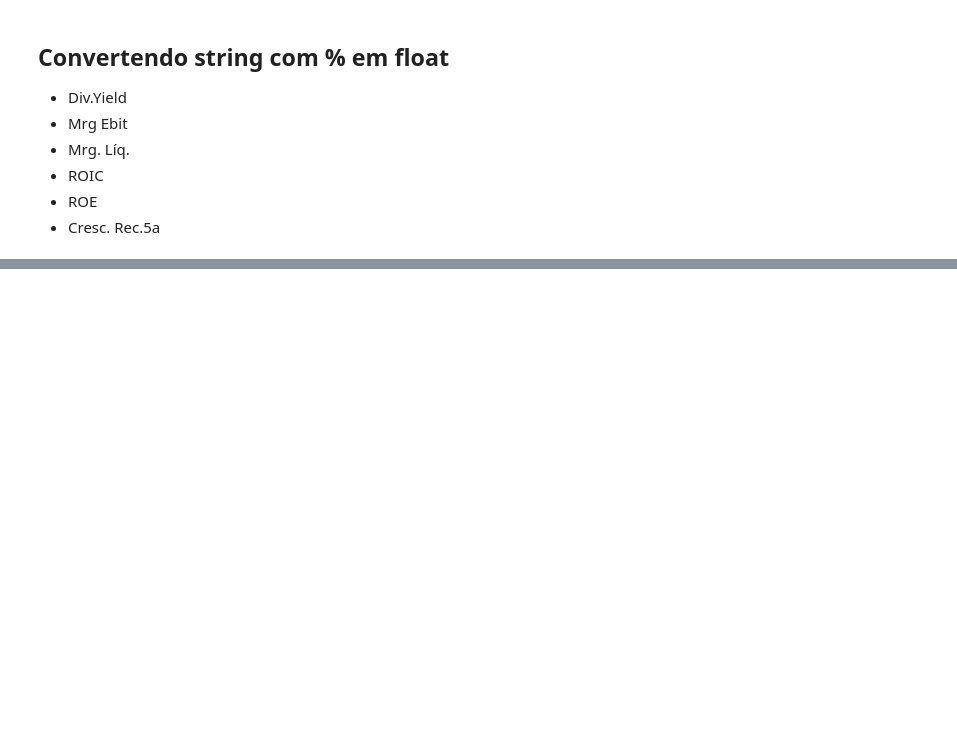
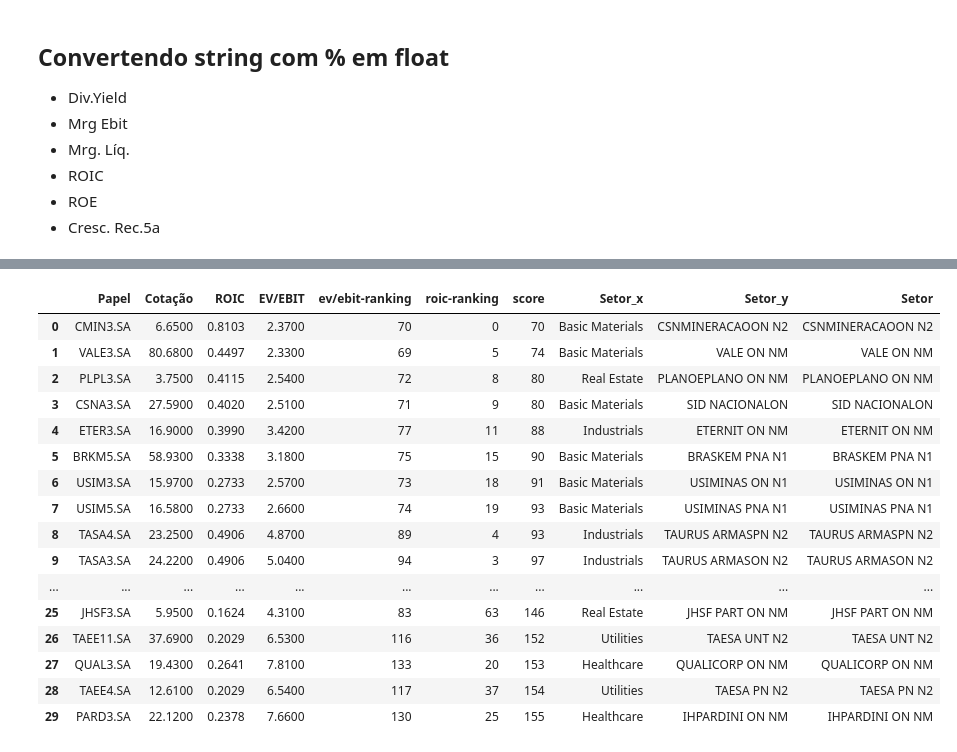
Before and after one commit to obrunogonzaga/ranking-br-stocks, a Jupyter notebook: formula-magica.ipynb, the cells around one changed output, grey strips where cells are left out. Drawn from its saved outputs; the diff is of its cells as text; code cells hidden in the pictures; blank space fills up the shorter version.

```diff
--- a/formula-magica.ipynb
+++ b/formula-magica.ipynb
@@ -106,0 +163,15 @@ df.head(15)
+# %%
+tickers = df_ranking['Papel']
+sectorDict = {}
+
+for ticker in tickers:
+    try:
+        print('getting sector in: ', ticker)
+        sectorDict[ticker] = getSector(ticker)
+    except:
+        print('Error: ', ticker)
+        sectorDict[ticker] = 'nan'
+
+df_stockSector = pd.DataFrame.from_dict(sectorDict, orient='index').reset_index()
+df_stockSector.columns = ['Papel', 'Setor']
+df_stockSector
@@ -106,0 +209,3 @@ df.head(15)
+# %%
+df_ranking = pd.merge(df_ranking, df_stockSector, on='Papel', how='inner')
+df_ranking
@@ -106,0 +233,4 @@ df.head(15)
+# %%
+df_ranking = df_ranking[df_ranking['Setor'] != 'Financial Services']
+df_ranking = df_ranking[df_ranking['Setor'] != 'nan']
+df_ranking.head(30)
@@ -106,0 +255,14 @@ df.head(15)
+# %%
+nameDict = {}
+
+for ticker in tickers:
+    try:
+        print('getting shortName in: ', ticker)
+        nameDict[ticker] = getShortName(ticker)
+    except:
+        print('Error: ', ticker)
+        nameDict[ticker] = 'nan'
+
+df_stockName = pd.DataFrame.from_dict(nameDict, orient='index').reset_index()
+df_stockName.columns = ['Papel', 'Setor']
+df_stockName
@@ -106,0 +300,21 @@ df.head(15)
+# %%
+df_ranking = pd.merge(df_ranking, df_stockName, on='Papel', how='inner')
+df_ranking.head(30)dddd
+# %% [output]
+|  | Papel | Cotação | ROIC | EV/EBIT | ev/ebit-ranking | roic-ranking | score | Setor_x | Setor_y | Setor |
+| 0 | CMIN3.SA | 6.6500 | 0.8103 | 2.3700 | 70 | 0 | 70 | Basic Materials | CSNMINERACAOON N2 | CSNMINERACAOON N2 |
+| 1 | VALE3.SA | 80.6800 | 0.4497 | 2.3300 | 69 | 5 | 74 | Basic Materials | VALE ON NM | VALE ON NM |
+| 2 | PLPL3.SA | 3.7500 | 0.4115 | 2.5400 | 72 | 8 | 80 | Real Estate | PLANOEPLANO ON NM | PLANOEPLANO ON NM |
+| 3 | CSNA3.SA | 27.5900 | 0.4020 | 2.5100 | 71 | 9 | 80 | Basic Materials | SID NACIONALON | SID NACIONALON |
+| 4 | ETER3.SA | 16.9000 | 0.3990 | 3.4200 | 77 | 11 | 88 | Industrials | ETERNIT ON NM | ETERNIT ON NM |
+| 5 | BRKM5.SA | 58.9300 | 0.3338 | 3.1800 | 75 | 15 | 90 | Basic Materials | BRASKEM PNA N1 | BRASKEM PNA N1 |
+| 6 | USIM3.SA | 15.9700 | 0.2733 | 2.5700 | 73 | 18 | 91 | Basic Materials | USIMINAS ON N1 | USIMINAS ON N1 |
+| 7 | USIM5.SA | 16.5800 | 0.2733 | 2.6600 | 74 | 19 | 93 | Basic Materials | USIMINAS PNA N1 | USIMINAS PNA N1 |
+| 8 | TASA4.SA | 23.2500 | 0.4906 | 4.8700 | 89 | 4 | 93 | Industrials | TAURUS ARMASPN N2 | TAURUS ARMASPN N2 |
+| 9 | TASA3.SA | 24.2200 | 0.4906 | 5.0400 | 94 | 3 | 97 | Industrials | TAURUS ARMASON N2 | TAURUS ARMASON N2 |
+| ... | ... | ... | ... | ... | ... | ... | ... | ... | ... | ... |
+| 25 | JHSF3.SA | 5.9500 | 0.1624 | 4.3100 | 83 | 63 | 146 | Real Estate | JHSF PART ON NM | JHSF PART ON NM |
+| 26 | TAEE11.SA | 37.6900 | 0.2029 | 6.5300 | 116 | 36 | 152 | Utilities | TAESA UNT N2 | TAESA UNT N2 |
+| 27 | QUAL3.SA | 19.4300 | 0.2641 | 7.8100 | 133 | 20 | 153 | Healthcare | QUALICORP ON NM | QUALICORP ON NM |
+| 28 | TAEE4.SA | 12.6100 | 0.2029 | 6.5400 | 117 | 37 | 154 | Utilities | TAESA PN N2 | TAESA PN N2 |
+| 29 | PARD3.SA | 22.1200 | 0.2378 | 7.6600 | 130 | 25 | 155 | Healthcare | IHPARDINI ON NM | IHPARDINI ON NM |
```
Also changed, not shown: parts of 11 cells of this notebook.
